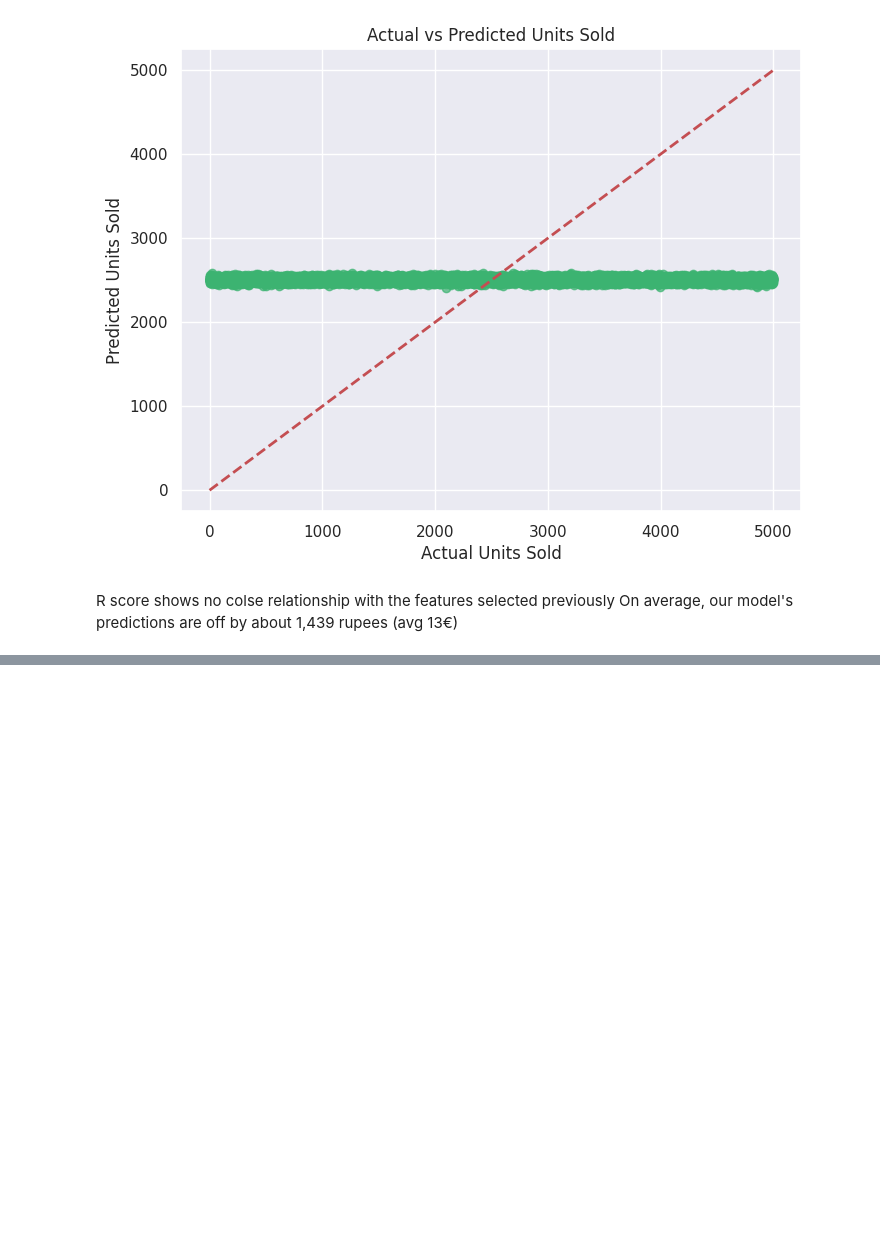
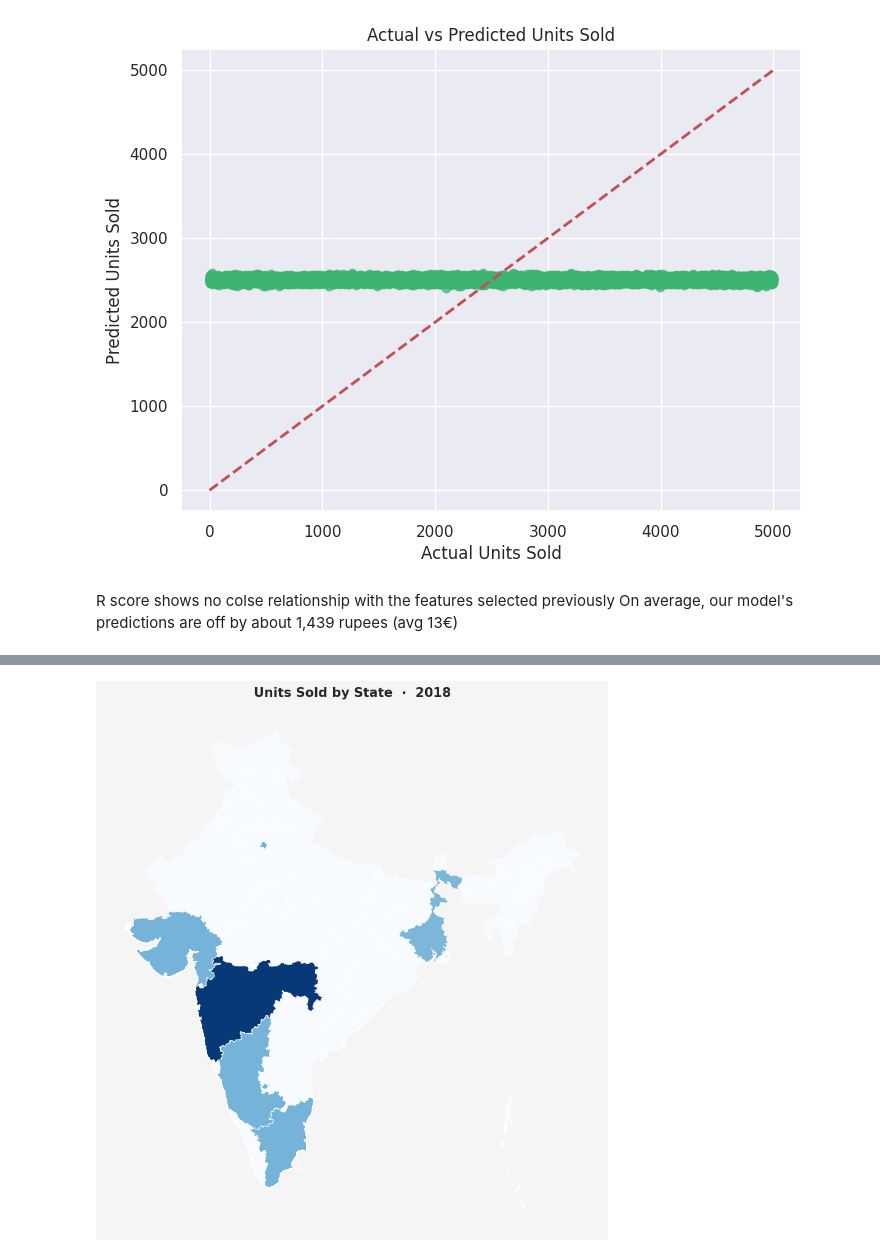
Before and after one commit to tayrault/Flipkart, a Jupyter notebook: Flipkart_project.ipynb, the cells around one changed output, grey strips where cells are left out. Cells and saved outputs as stored; diff of their text form; code cells hidden in the pictures; blank space fills up the shorter version.

```diff
--- a/Flipkart_project.ipynb
+++ b/Flipkart_project.ipynb
@@ -382,0 +387,89 @@ On average, our model's predictions are off by about 1,439 rupees (avg 13€)
+# %%
+import geopandas as gpd
+import pandas as pd
+import matplotlib.pyplot as plt
+import matplotlib.animation as animation
+import matplotlib.cm as cm
+import matplotlib.colors as mcolors
+from IPython.display import HTML
+
+# ─────────────────────────────────────────
+# Mapping of cities to states
+# ─────────────────────────────────────────
+name_map = {
+    'NCT of Delhi':          'NCT of Delhi',
+    'Bengaluru':          'Karnataka',
+    'Mumbai':             'Maharashtra',
+    'Hyderabad':          'Telangana',
+    'Chennai':            'Tamil Nadu',
+    'Kolkata':            'West Bengal',
+    'Ahmedabad':          'Gujarat',
+    'Pune':               'Maharashtra',
+    'Jaipur':             'Rajasthan',
+    'Lucknow':            'Uttar Pradesh',
+    'Telangana':          'Telangana',
+}
+
+# ─────────────────────────────────────────
+# Aggregate with mapped names
+# ─────────────────────────────────────────
+df_agg = df_clean.copy()
+df_agg['state'] = df_agg['seller_city'].replace(name_map)
+df_agg = df_agg.groupby(['year', 'state'])['units_sold'].sum().reset_index()
+
+# Verify matches — should show 0 or very few unmatched
+geojson_states = set(india_states['NAME_1'].unique())
+your_states    = set(df_agg['state'].unique())
+print("❌ Unmatched states (will stay white):", your_states - geojson_states)
+print("✅ Matched states:", your_states & geojson_states)
+
+# ─────────────────────────────────────────
+# Plot
+# ─────────────────────────────────────────
+years = sorted(df_agg['year'].unique())
+vmin  = 0
+vmax  = df_agg['units_sold'].max()
+cmap  = cm.Blues
+norm  = mcolors.Normalize(vmin=vmin, vmax=vmax)
+
+fig, ax = plt.subplots(figsize=(9, 11))
+fig.patch.set_facecolor('#f5f5f5')
+
+def draw_frame(i):
+    ax.clear()
+    year      = years[i]
+    year_data = df_agg[df_agg['year'] == year]
+
+    merged = india_states.merge(
+        year_data, left_on='NAME_1', right_on='state', how='left'
+    )
+    merged['units_sold'] = merged['units_sold'].fillna(0)
+
+    # Quick sanity check on first frame
+    if i == 0:
+        print(merged[['NAME_1', 'units_sold']].sort_values('units_sold', ascending=False).head(10))
+
+    merged.plot(
+        column='units_sold',
+        cmap=cmap,
+        norm=norm,
+        linewidth=0.6,
+        edgecolor='white',
+        ax=ax,
+        legend=False
+    )
+
+    ax.set_title(f'Units Sold by State  ·  {year}', fontsize=15, fontweight='bold', pad=12)
+    ax.set_facecolor('#f5f5f5')
+    ax.axis('off')
+
+ani = animation.FuncAnimation(
+    fig, draw_frame,
+    frames=len(years),
+    interval=1500,
+    repeat=True
+)
+
+plt.tight_layout()
+HTML(ani.to_jshtml())
+# %% [output]
@@ -382,0 +505 @@ On average, our model's predictions are off by about 1,439 rupees (avg 13€)
+[figure, added]
```
Also changed, not shown: parts of 11 cells of this notebook.
